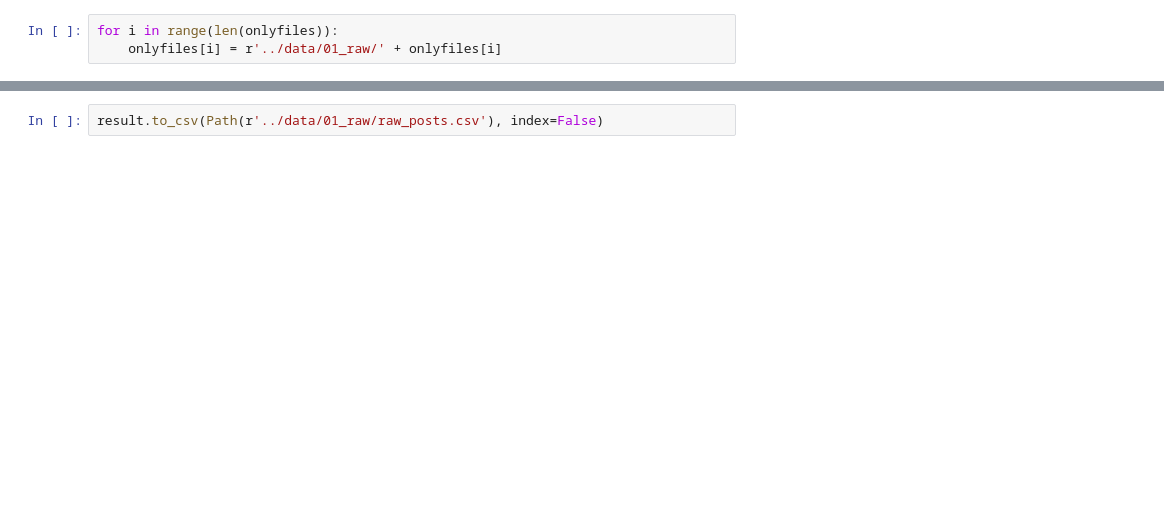
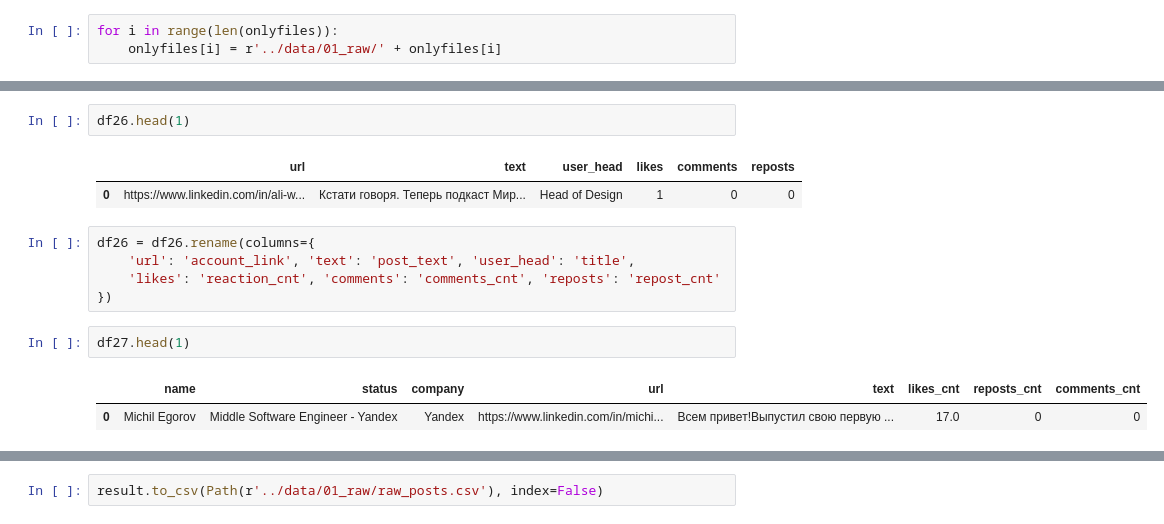
Before and after one commit to Akarinokadze/mentoring_hackathon, a Jupyter notebook: notebooks/experiments.ipynb, the cells around one changed output, grey strips where cells are left out. Saved outputs shown, nothing was run; the diff lists cells and outputs as text; blank space fills up the shorter version.

```diff
--- a/notebooks/experiments.ipynb
+++ b/notebooks/experiments.ipynb
@@ -117,0 +59,15 @@ df3 = pd.read_csv(Path(r'../data/01_raw/data_frame(Nel).csv'))
+# %%
+df26.head(1)
+# %% [output]
+|  | url | text | user_head | likes | comments | reposts |
+| 0 | https://www.linkedin.com/in/ali-w... | Кстати говоря. Теперь подкаст Мир... | Head of Design | 1 | 0 | 0 |
+# %%
+df26 = df26.rename(columns={
+    'url': 'account_link', 'text': 'post_text', 'user_head': 'title',
+    'likes': 'reaction_cnt', 'comments': 'comments_cnt', 'reposts': 'repost_cnt'
+})
+# %%
+df27.head(1)
+# %% [output]
+|  | name | status | company | url | text | likes_cnt | reposts_cnt | comments_cnt |
+| 0 | Michil Egorov | Middle Software Engineer - Yandex | Yandex | https://www.linkedin.com/in/michi... | Всем привет!Выпустил свою первую ... | 17.0 | 0 | 0 |
```
Also changed, not shown: parts of 42 cells of this notebook, 2 other files.
